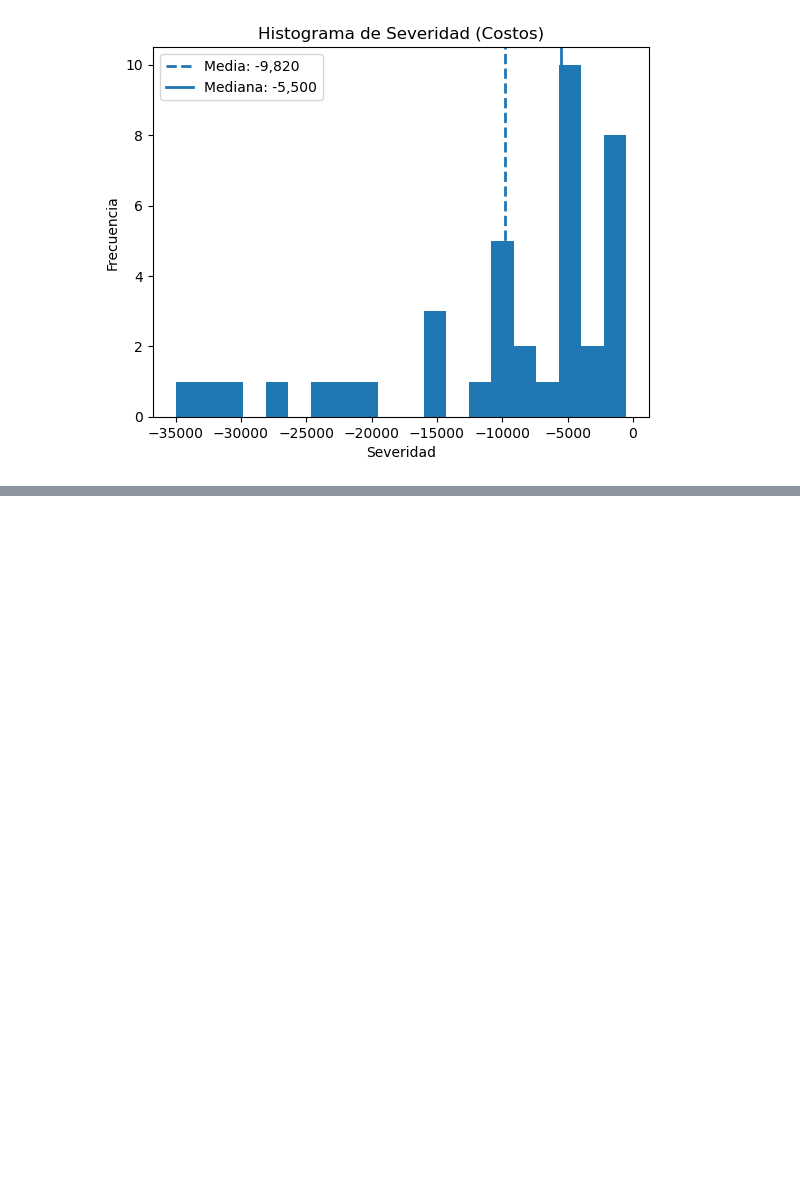
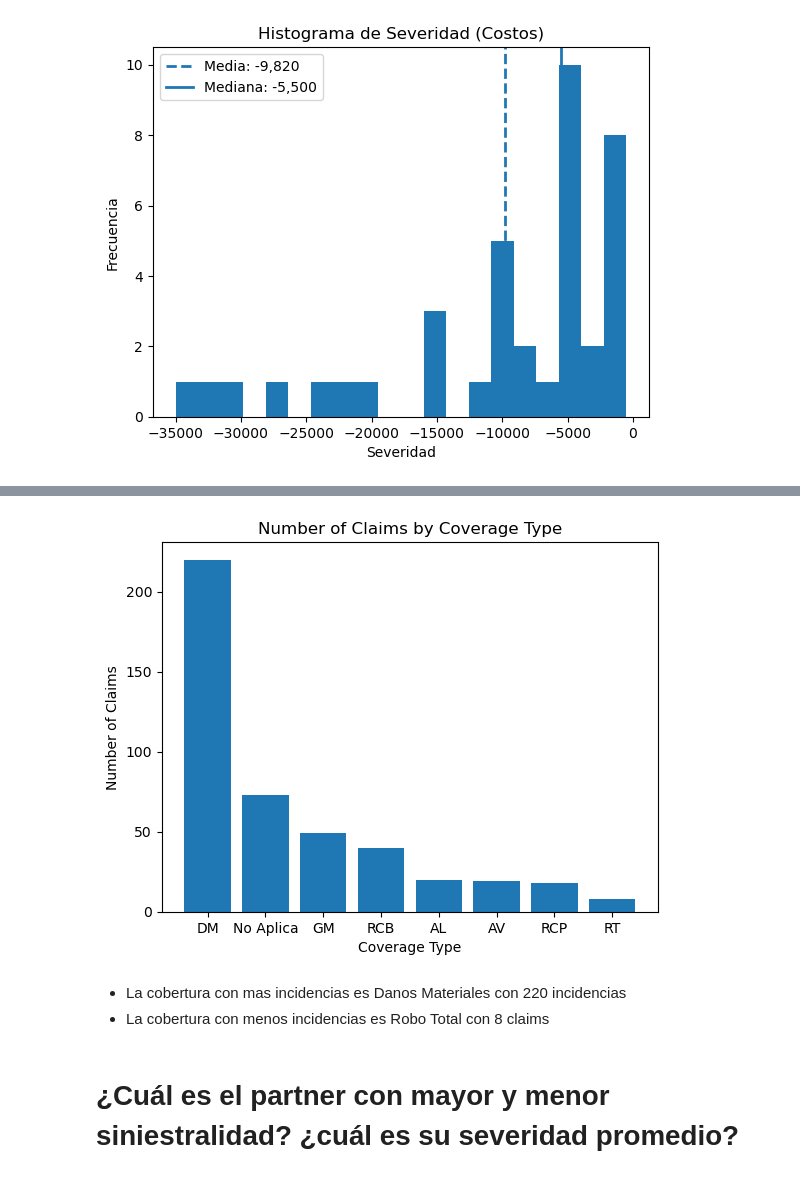
Before and after one commit to geyneph/CrabiTest, a Jupyter notebook: WorkSpace/NotebookAnalysis.ipynb, the cells around one changed output, grey strips where cells are left out. Saved outputs shown, nothing was run; the diff lists cells and outputs as text; code cells hidden in the pictures; blank space fills up the shorter version.

```diff
--- a/WorkSpace/NotebookAnalysis.ipynb
+++ b/WorkSpace/NotebookAnalysis.ipynb
@@ -385,0 +443,19 @@ plt.show()
+# %%
+# Definiendo Nuevos Data Frames
+df_Service_claim = ServiceTable
+#Merging Service table with Status
+df_Service_claim = df_Service_claim.merge(df_Status,left_on='coverage_id',right_on='type_status_id',how='left')
+#Merging new Service with People
+df_Service_claim = df_Service_claim.merge(df_people,left_on='people_id',right_on='id',how='left')
+# %%
+#Cleaning Columns
+cols = ['claim_id','Status Type','Status Name']
+df_Service_claim= df_Service_claim[cols]
+#Creating new Data frame for Clame table called: claim coverage
+df_Claim_coverage = claimTable
+#Merging new table with Claim
+df_Claim_coverage = df_Claim_coverage.merge(df_Service_claim,left_on='id',right_on='claim_id',how='left')
+cols = ['number','policy_number','Status Type','Status Name']
+df_Claim_coverage = df_Claim_coverage[cols]
+df_Claim_coverage.convert_dtypes()
+df_Claim_coverage
@@ -385,0 +476,4 @@ plt.show()
+# %%
+#Filtrando by CoverageType
+df_Claim_coverage = df_Claim_coverage[df_Claim_coverage['Status Type'] == 'CoverageType']
+df_Claim_coverage
@@ -385,0 +494,11 @@ plt.show()
+# %%
+#Grouping by Status Name
+coverage_counts = (
+    df_Claim_coverage
+        .groupby('Status Name')
+        .size()
+        .reset_index(name='num_claims')
+        .sort_values('num_claims', ascending=False)
+)
+
+coverage_counts
@@ -385,0 +515,18 @@ plt.show()
+# %%
+#Plotting  Number of claims
+plt.figure()
+plt.bar(
+    coverage_counts['Status Name'],
+    coverage_counts['num_claims']
+)
+plt.xlabel('Coverage Type')
+plt.ylabel('Number of Claims')
+plt.title('Number of Claims by Coverage Type')
+plt.show()
+# %% [output]
+[figure, added]
+# %% [markdown]
+* La cobertura con mas incidencias es Danos Materiales con 220 incidencias
+* La cobertura con menos incidencias es Robo Total con 8 claims
+# %% [markdown]
+# ¿Cuál es el partner con mayor y menor siniestralidad? ¿cuál es su severidad promedio?
```
Also changed, not shown: parts of 14 cells of this notebook, 1 other file.
